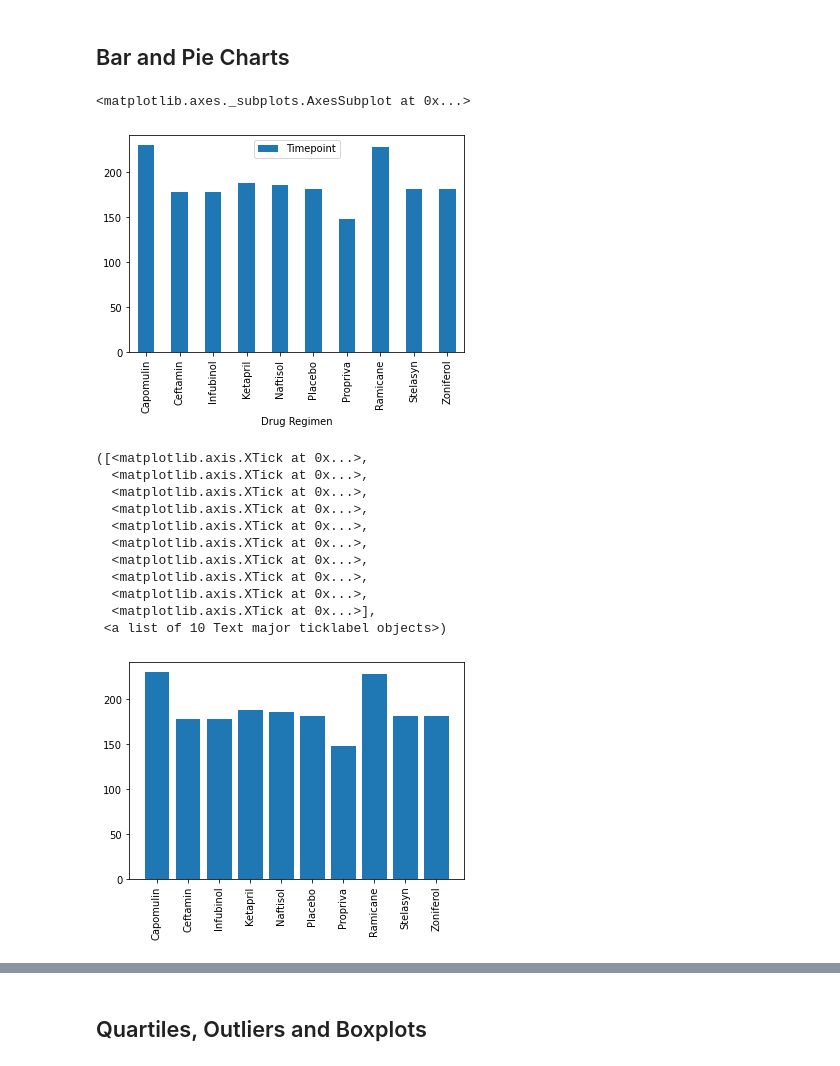
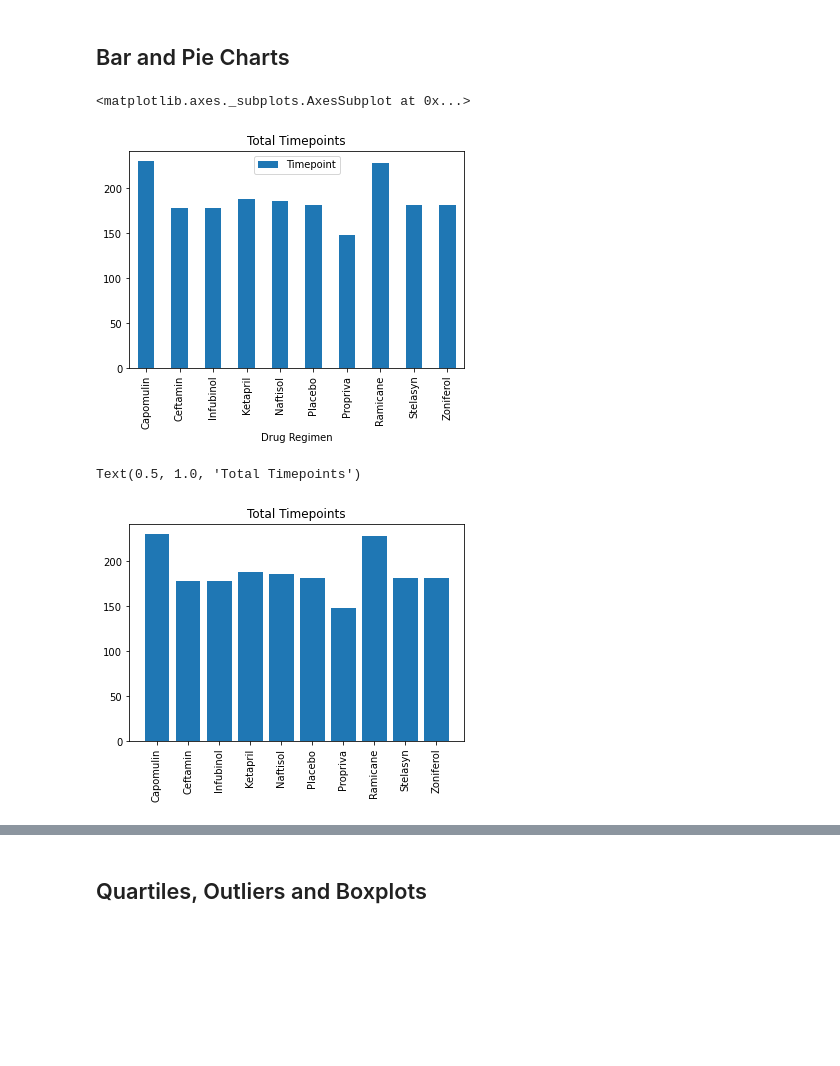
Before and after one commit to JWatson1102/mathplotlib-challenge, a Jupyter notebook: Pymaceuticals/pymaceuticals_starter.ipynb, the cells around one changed output, grey strips where cells are left out. Drawn from its saved outputs; the diff is of its cells as text; code cells hidden in the pictures; blank space fills up the shorter version.

```diff
--- a/Pymaceuticals/pymaceuticals_starter.ipynb
+++ b/Pymaceuticals/pymaceuticals_starter.ipynb
@@ -162,11 +170,11 @@ regimen_agg_df
 # %%
 # Generate a bar plot showing the total number of timepoints for all mice tested for each drug regimen using Pandas.
 
 bar_base_df = cleaned_df[['Drug Regimen','Timepoint' ]].groupby(['Drug Regimen']).count()
-bar_base_df.plot.bar()
+bar_base_df.plot.bar(title='Total Timepoints', legend=True)
 # %% [output]
 <matplotlib.axes._subplots.AxesSubplot at 0x...>
-[figure, old version]
+[figure, new version]
 # %%
 # Generate a bar plot showing the total number of timepoints for all mice tested for each drug regimen using pyplot.
 
@@ -176,19 +184,10 @@ values = bar_base_df['Timepoint']
 
 plt.bar(x_axis,values, align="center")
 plt.xticks(x_axis,rotation='vertical')
+plt.title('Total Timepoints')
 # %% [output]
-([<matplotlib.axis.XTick at 0x...>,
-  <matplotlib.axis.XTick at 0x...>,
-  <matplotlib.axis.XTick at 0x...>,
-  <matplotlib.axis.XTick at 0x...>,
-  <matplotlib.axis.XTick at 0x...>,
-  <matplotlib.axis.XTick at 0x...>,
-  <matplotlib.axis.XTick at 0x...>,
-  <matplotlib.axis.XTick at 0x...>,
-  <matplotlib.axis.XTick at 0x...>,
-  <matplotlib.axis.XTick at 0x...>],
- <a list of 10 Text major ticklabel objects>)
+Text(0.5, 1.0, 'Total Timepoints')
-[figure, old version]
+[figure, new version]
 # %%
 # Generate a pie plot showing the distribution of female versus male mice using Pandas
 mouse_sex_group = cleaned_df[['Mouse ID','Sex']].drop_duplicates(keep='first').groupby('Sex')
```
Also changed, not shown: parts of 9 cells of this notebook.
